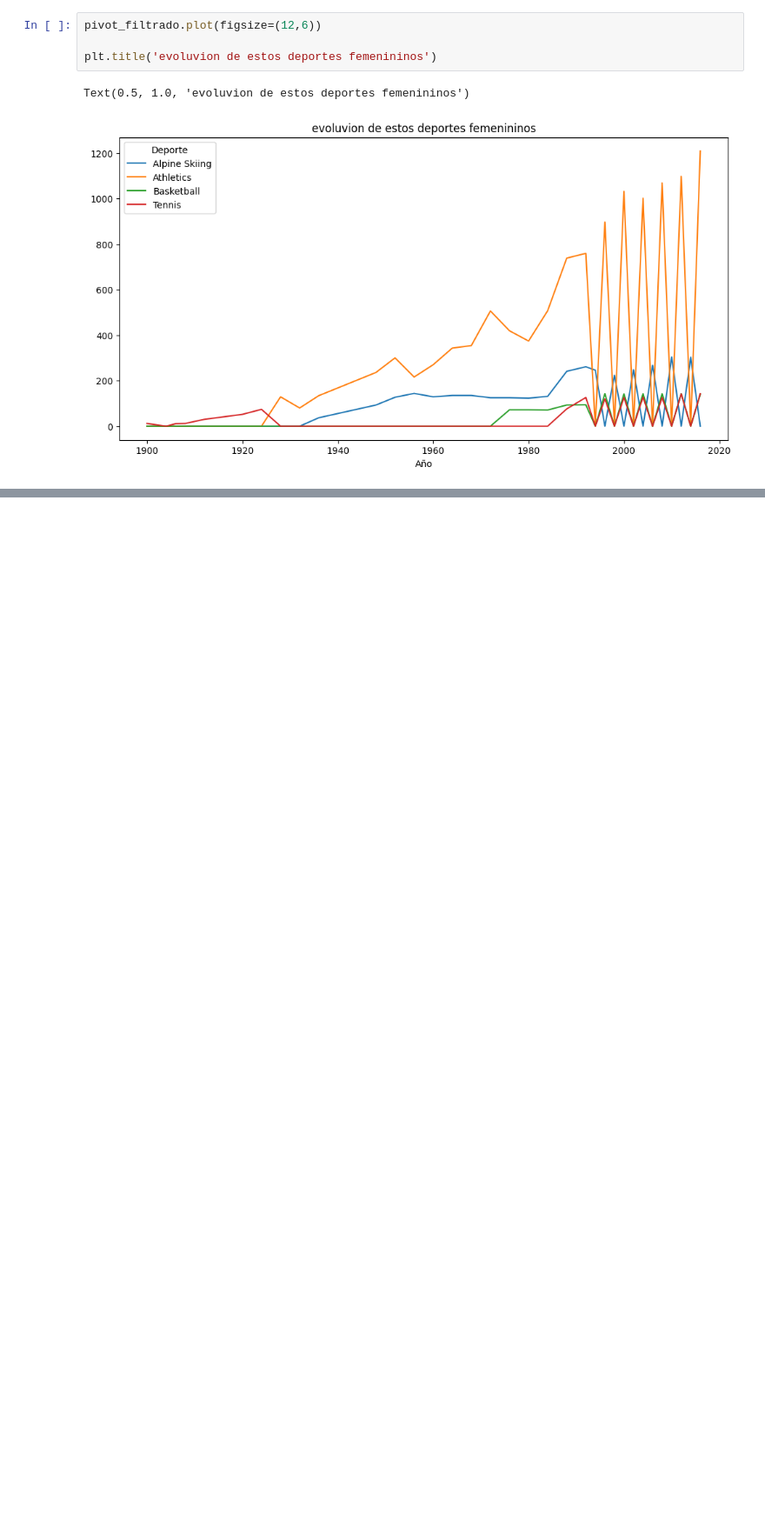
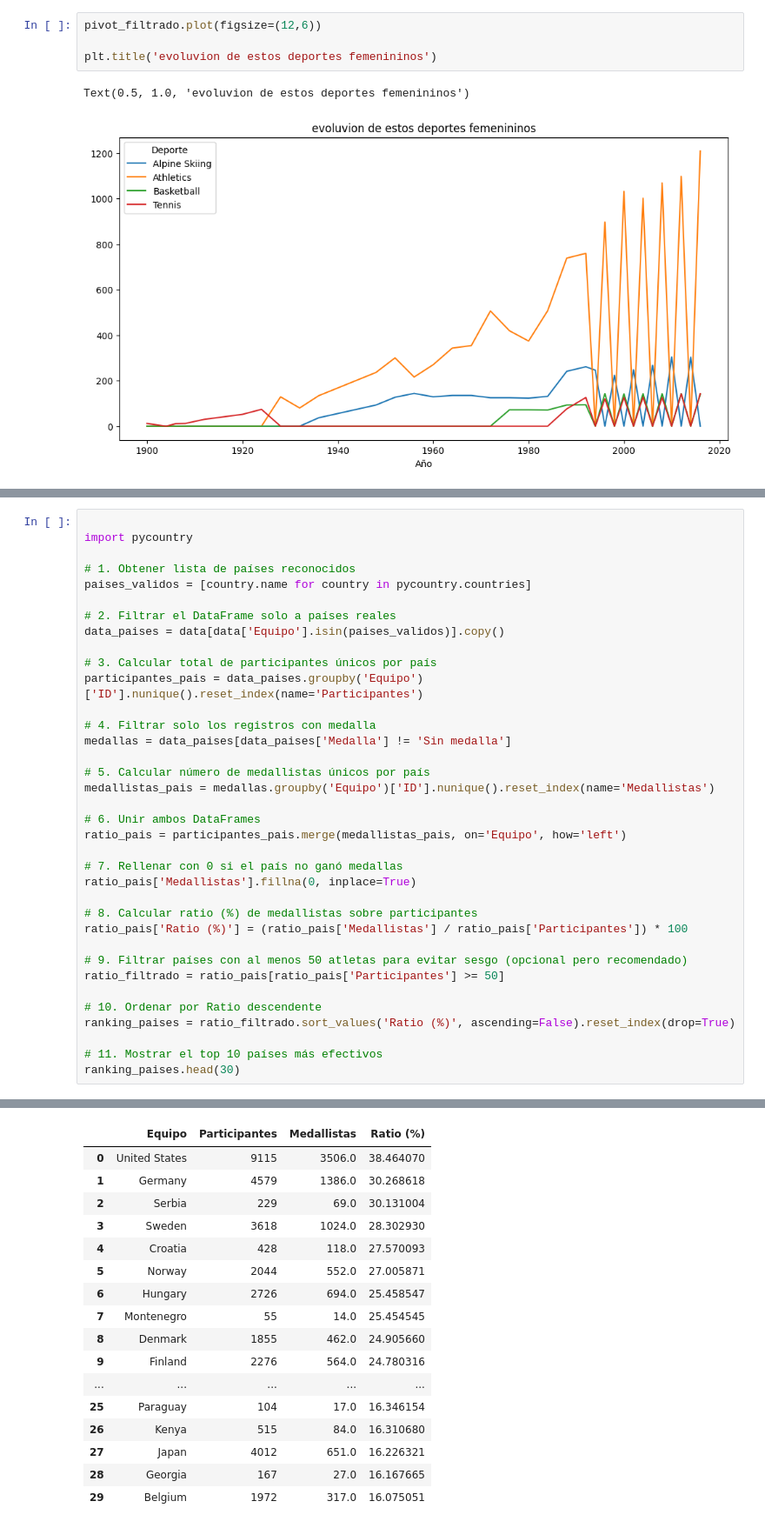
Before and after one commit to Juan-buelvas/Analisis-de-los-juegos-olimpicos, a Jupyter notebook: code.ipynb, the cells around one changed output, grey strips where cells are left out. Shown at 87% size. Saved outputs shown, nothing was run; the diff lists cells and outputs as text; blank space fills up the shorter version.

```diff
--- a/code.ipynb
+++ b/code.ipynb
@@ -926,0 +1179,37 @@ pivot_filtrado.plot(kind='bar', stacked=True, figsize=(12, 6), colormap='tab10')
+# %%
+
+import pycountry
+
+# 1. Obtener lista de países reconocidos
+paises_validos = [country.name for country in pycountry.countries]
+
+# 2. Filtrar el DataFrame solo a países reales
+data_paises = data[data['Equipo'].isin(paises_validos)].copy()
+
+# 3. Calcular total de participantes únicos por país
+participantes_pais = data_paises.groupby('Equipo')['ID'].nunique().reset_index(name='Participantes')
+
+# 4. Filtrar solo los registros con medalla
+medallas = data_paises[data_paises['Medalla'] != 'Sin medalla']
+
+# 5. Calcular número de medallistas únicos por país
+medallistas_pais = medallas.groupby('Equipo')['ID'].nunique().reset_index(name='Medallistas')
+
+# 6. Unir ambos DataFrames
+ratio_pais = participantes_pais.merge(medallistas_pais, on='Equipo', how='left')
+
+# 7. Rellenar con 0 si el país no ganó medallas
+ratio_pais['Medallistas'].fillna(0, inplace=True)
+
+# 8. Calcular ratio (%) de medallistas sobre participantes
+ratio_pais['Ratio (%)'] = (ratio_pais['Medallistas'] / ratio_pais['Participantes']) * 100
+
+# 9. Filtrar países con al menos 50 atletas para evitar sesgo (opcional pero recomendado)
+ratio_filtrado = ratio_pais[ratio_pais['Participantes'] >= 50]
+
+# 10. Ordenar por Ratio descendente
+ranking_paises = ratio_filtrado.sort_values('Ratio (%)', ascending=False).reset_index(drop=True)
+
+# 11. Mostrar el top 10 países más efectivos
+ranking_paises.head(30)
+# %% [output]
@@ -926,0 +1222,17 @@ pivot_filtrado.plot(kind='bar', stacked=True, figsize=(12, 6), colormap='tab10')
+|  | Equipo | Participantes | Medallistas | Ratio (%) |
+| 0 | United States | 9115 | 3506.0 | 38.464070 |
+| 1 | Germany | 4579 | 1386.0 | 30.268618 |
+| 2 | Serbia | 229 | 69.0 | 30.131004 |
+| 3 | Sweden | 3618 | 1024.0 | 28.302930 |
+| 4 | Croatia | 428 | 118.0 | 27.570093 |
+| 5 | Norway | 2044 | 552.0 | 27.005871 |
+| 6 | Hungary | 2726 | 694.0 | 25.458547 |
+| 7 | Montenegro | 55 | 14.0 | 25.454545 |
+| 8 | Denmark | 1855 | 462.0 | 24.905660 |
+| 9 | Finland | 2276 | 564.0 | 24.780316 |
+| ... | ... | ... | ... | ... |
+| 25 | Paraguay | 104 | 17.0 | 16.346154 |
+| 26 | Kenya | 515 | 84.0 | 16.310680 |
+| 27 | Japan | 4012 | 651.0 | 16.226321 |
+| 28 | Georgia | 167 | 27.0 | 16.167665 |
+| 29 | Belgium | 1972 | 317.0 | 16.075051 |
```
Also changed, not shown: parts of 51 cells of this notebook.
